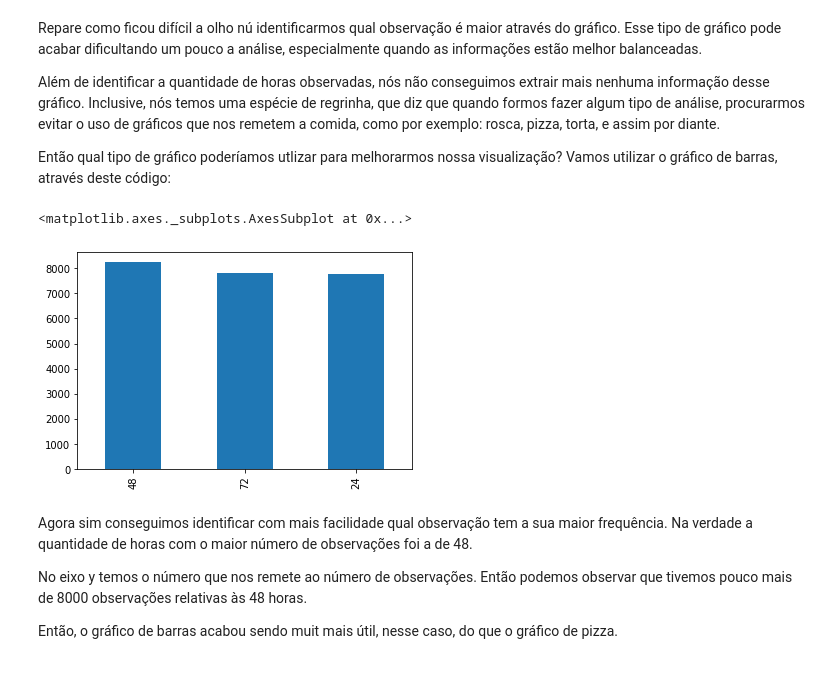
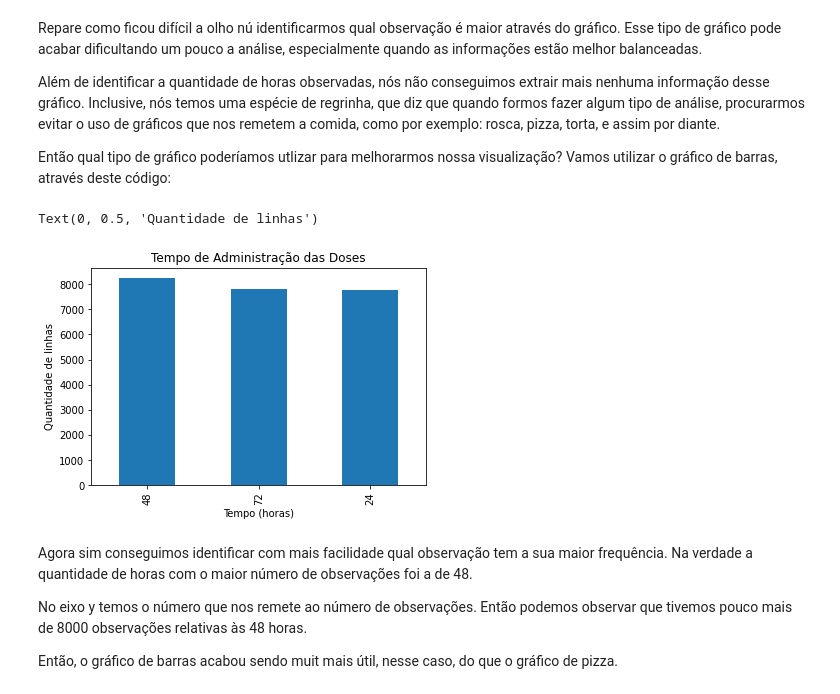
Before and after one commit to fe-sts/ImersaoDeDados, a Jupyter notebook: Dados_A01_FRS.ipynb, the cells around one changed output. Saved outputs shown, nothing was run; the diff lists cells and outputs as text; code cells hidden in the pictures.

```diff
--- a/Dados_A01_FRS.ipynb
+++ b/Dados_A01_FRS.ipynb
@@ -223,11 +223,17 @@ Repare como ficou difícil a olho nú identificarmos qual observação é maior
 Além de identificar a quantidade de horas observadas, nós não conseguimos extrair mais nenhuma informação desse gráfico. Inclusive, nós temos uma espécie de regrinha, que diz que quando formos fazer algum tipo de análise, procurarmos evitar o uso de gráficos que nos remetem a comida, como por exemplo: rosca, pizza, torta, e assim por diante.
 
 Então qual tipo de gráfico poderíamos utlizar para melhorarmos nossa visualização? Vamos utilizar o gráfico de barras, através deste código:
-# %%
-dados['tempo'].value_counts().plot.bar()
-# %% [output]
-<matplotlib.axes._subplots.AxesSubplot at 0x...>
-[figure, removed]
+# %%
+#*******DESAFIO 7*********#
+
+import matplotlib.pyplot as plt
+dados['tempo'].value_counts().plot.bar()
+plt.title('Tempo de Administração das Doses')
+plt.xlabel('Tempo (horas)')
+plt.ylabel('Quantidade de linhas')
+# %% [output]
+Text(0, 0.5, 'Quantidade de linhas')
+[figure, added]
 # %% [markdown]
 Agora sim conseguimos identificar com mais facilidade qual observação tem a sua maior frequência. Na verdade a quantidade de horas com o maior número de observações foi a de 48.
 
```
Also changed, not shown: parts of 2 cells of this notebook.
